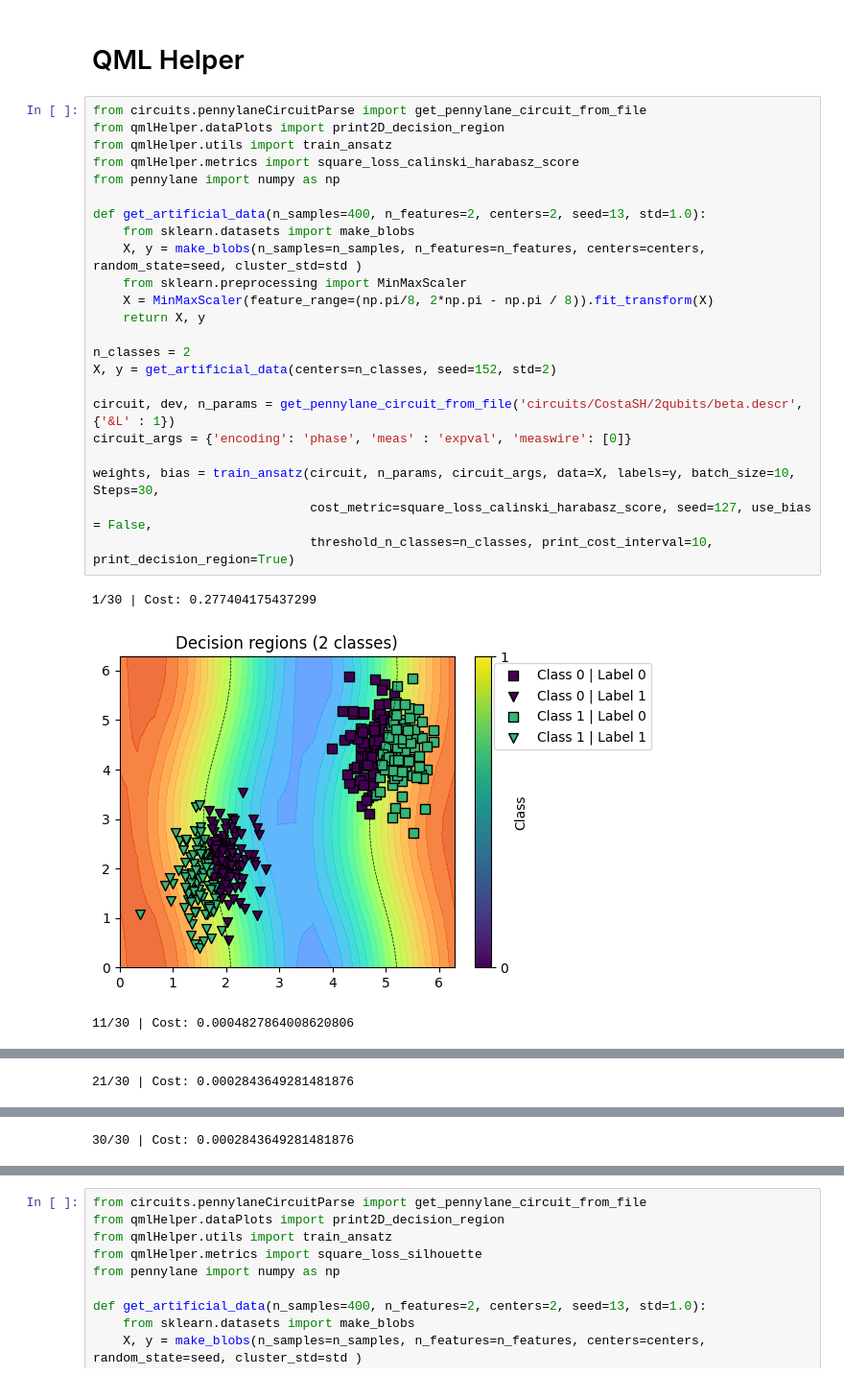
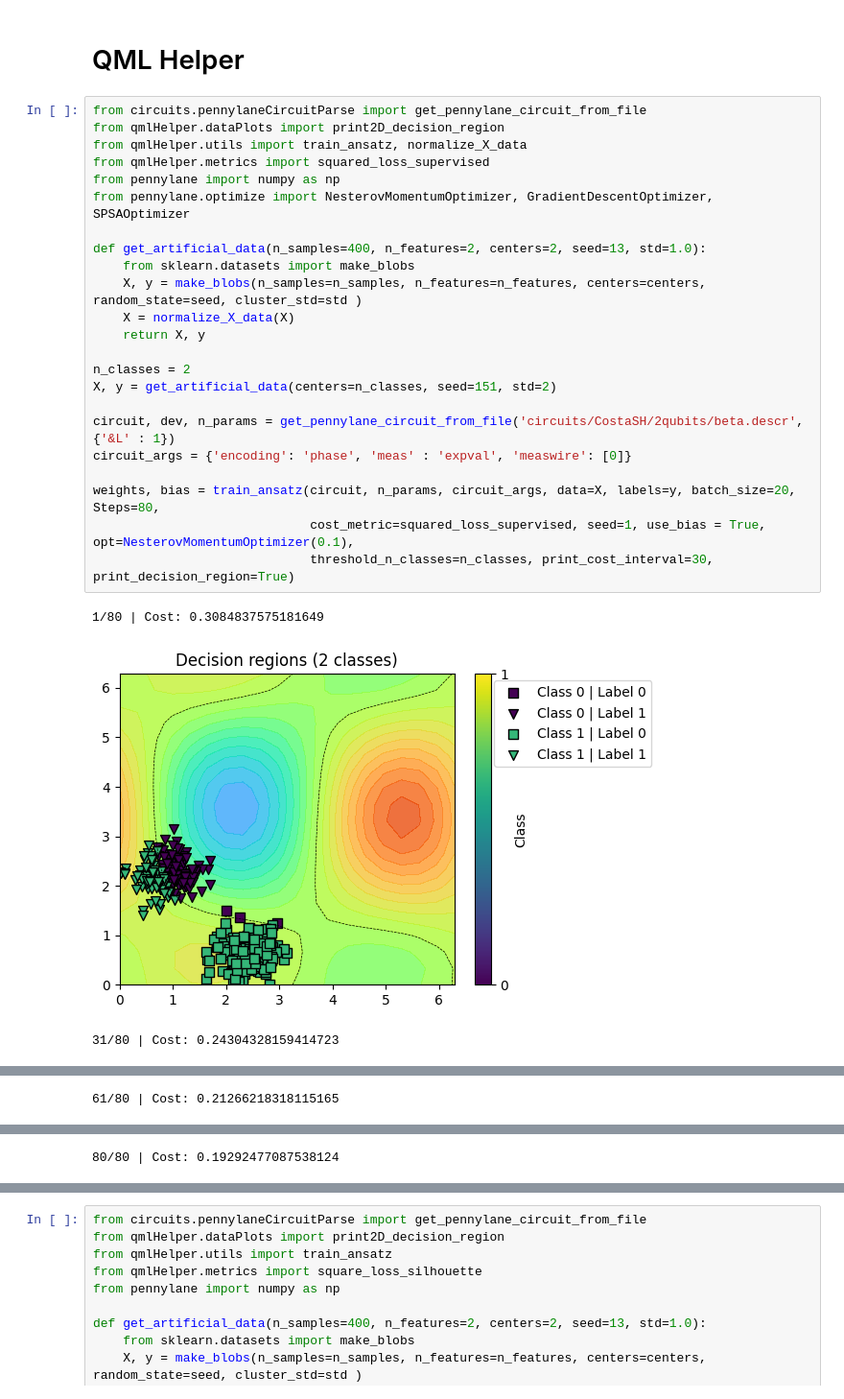
Before and after one commit to SamuellH12/Quantum-Express-Entang-Measures, a Jupyter notebook: notebook.ipynb, the cells around one changed output, grey strips where cells are left out. Shown at 96% size. Saved outputs shown, nothing was run; the diff lists cells and outputs as text.

Commit message:
supervised training code and notebook with examples updated

```diff
--- a/notebook.ipynb
+++ b/notebook.ipynb
@@ -44,27 +44,27 @@ circuit(initial_weights, input=[0, 0, 0, 0], measwire=measures, meas='expval')
 # %%
 from circuits.pennylaneCircuitParse import get_pennylane_circuit_from_file
 from qmlHelper.dataPlots import print2D_decision_region
-from qmlHelper.utils import train_ansatz
-from qmlHelper.metrics import square_loss_calinski_harabasz_score
+from qmlHelper.utils import train_ansatz, normalize_X_data
+from qmlHelper.metrics import squared_loss_supervised
 from pennylane import numpy as np
+from pennylane.optimize import NesterovMomentumOptimizer, GradientDescentOptimizer, SPSAOptimizer
 
 def get_artificial_data(n_samples=400, n_features=2, centers=2, seed=13, std=1.0):
     from sklearn.datasets import make_blobs
     X, y = make_blobs(n_samples=n_samples, n_features=n_features, centers=centers, random_state=seed, cluster_std=std )
-    from sklearn.preprocessing import MinMaxScaler
-    X = MinMaxScaler(feature_range=(np.pi/8, 2*np.pi - np.pi / 8)).fit_transform(X)
+    X = normalize_X_data(X)
     return X, y
 
 n_classes = 2
-X, y = get_artificial_data(centers=n_classes, seed=152, std=2)
+X, y = get_artificial_data(centers=n_classes, seed=151, std=2)
 
 circuit, dev, n_params = get_pennylane_circuit_from_file('circuits/CostaSH/2qubits/beta.descr', {'&L' : 1})
 circuit_args = {'encoding': 'phase', 'meas' : 'expval', 'measwire': [0]}
 
-weights, bias = train_ansatz(circuit, n_params, circuit_args, data=X, labels=y, batch_size=10, Steps=30,
-                             cost_metric=square_loss_calinski_harabasz_score, seed=127, use_bias = False,
-                             threshold_n_classes=n_classes, print_cost_interval=10, print_decision_region=True)
+weights, bias = train_ansatz(circuit, n_params, circuit_args, data=X, labels=y, batch_size=20, Steps=80,
+                             cost_metric=squared_loss_supervised, seed=1, use_bias = True, opt=NesterovMomentumOptimizer(0.1),
+                             threshold_n_classes=n_classes, print_cost_interval=30, print_decision_region=True)
 # %% [output]
-1/30 | Cost: 0.277404175437299
+1/80 | Cost: 0.3084837575181649
-[figure, old version]
+[figure, new version]
-11/30 | Cost: 0.0004827864008620806
+31/80 | Cost: 0.24304328159414723
@@ -72 +72 @@ weights, bias = train_ansatz(circuit, n_params, circuit_args, data=X, labels=y,
-21/30 | Cost: 0.0002843649281481876
+61/80 | Cost: 0.21266218318115165
@@ -74 +74 @@ weights, bias = train_ansatz(circuit, n_params, circuit_args, data=X, labels=y,
-30/30 | Cost: 0.0002843649281481876
+80/80 | Cost: 0.19292477087538124
```
Also changed, not shown: parts of 1 cell of this notebook, 2 other files.
